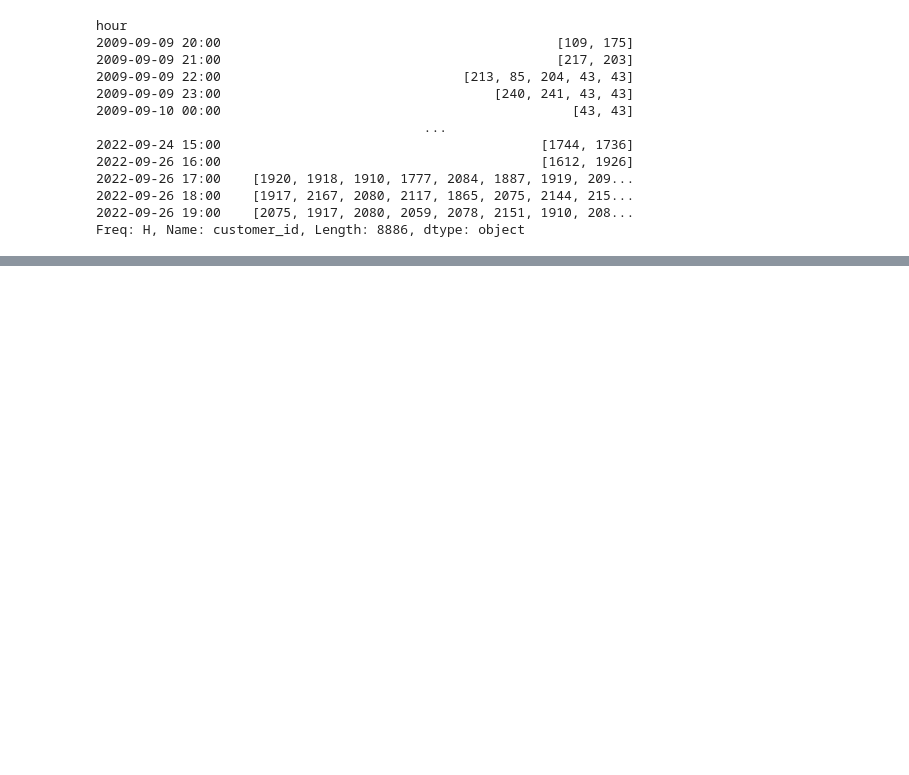
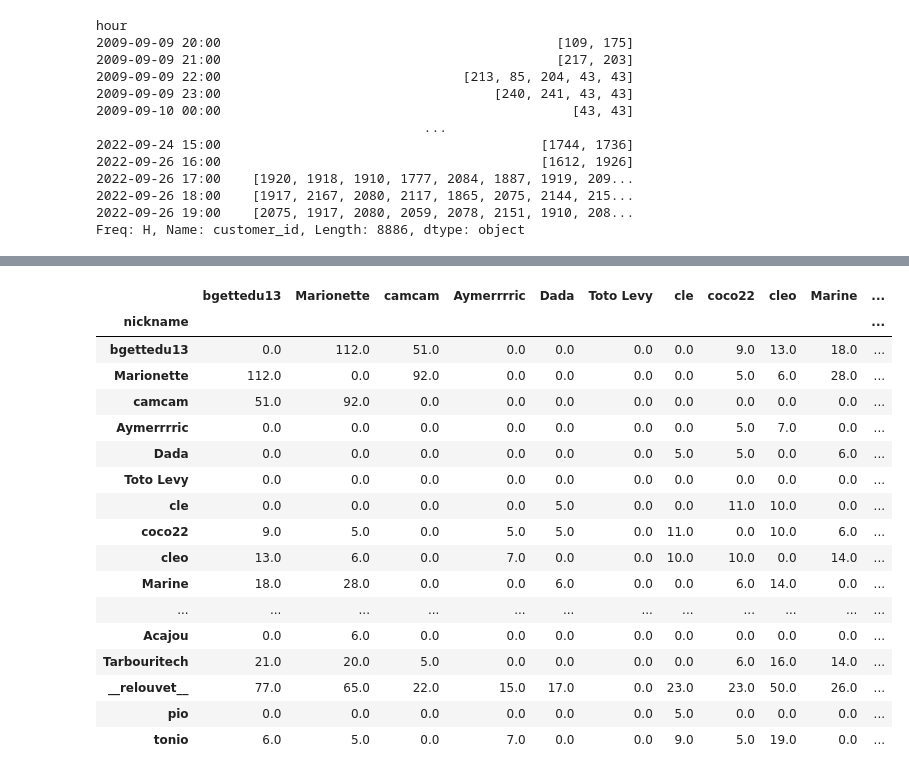
Before and after one commit to r-jaylet/babar_stats, a Jupyter notebook: analysis.ipynb, the cells around one changed output, grey strips where cells are left out. Drawn from its saved outputs; the diff is of its cells as text; code cells hidden in the pictures; blank space fills up the shorter version.

```diff
--- a/analysis.ipynb
+++ b/analysis.ipynb
@@ -195,0 +195,39 @@ Freq: H, Name: customer_id, Length: 8886, dtype: object
+# %%
+for period in list(df_beer_purchase_agg[df_beer_purchase_agg.str.len() > 1]):
+    for i in period:
+        period_minus = period.copy()
+        period_minus.remove(i)
+        for j in period_minus:
+            matrix[i,j] +=1
+np.fill_diagonal(matrix, 0)
+# %%
+m = pd.DataFrame(matrix)
+tmp = m.merge(df_customer['nickname'], left_index=True, right_index=True).set_index('nickname').T
+adj_matrix = tmp.merge(df_customer['nickname'], left_index=True, right_index=True).set_index('nickname')
+# %%
+# delete small connexions
+for i in range(5):
+    adj_matrix = adj_matrix.replace(i, 0)
+# %%
+lit_adj_matrix = adj_matrix.iloc[1650:1670,1650:1670]
+# %%
+lit_adj_matrix
+# %% [output]
+|  | bgettedu13 | Marionette | camcam | Aymerrrric | Dada | Toto Levy | cle | coco22 | cleo | Marine | ... |
+| nickname |  |  |  |  |  |  |  |  |  |  | ... |
+| bgettedu13 | 0.0 | 112.0 | 51.0 | 0.0 | 0.0 | 0.0 | 0.0 | 9.0 | 13.0 | 18.0 | ... |
+| Marionette | 112.0 | 0.0 | 92.0 | 0.0 | 0.0 | 0.0 | 0.0 | 5.0 | 6.0 | 28.0 | ... |
+| camcam | 51.0 | 92.0 | 0.0 | 0.0 | 0.0 | 0.0 | 0.0 | 0.0 | 0.0 | 0.0 | ... |
+| Aymerrrric | 0.0 | 0.0 | 0.0 | 0.0 | 0.0 | 0.0 | 0.0 | 5.0 | 7.0 | 0.0 | ... |
+| Dada | 0.0 | 0.0 | 0.0 | 0.0 | 0.0 | 0.0 | 5.0 | 5.0 | 0.0 | 6.0 | ... |
+| Toto Levy | 0.0 | 0.0 | 0.0 | 0.0 | 0.0 | 0.0 | 0.0 | 0.0 | 0.0 | 0.0 | ... |
+| cle | 0.0 | 0.0 | 0.0 | 0.0 | 5.0 | 0.0 | 0.0 | 11.0 | 10.0 | 0.0 | ... |
+| coco22 | 9.0 | 5.0 | 0.0 | 5.0 | 5.0 | 0.0 | 11.0 | 0.0 | 10.0 | 6.0 | ... |
+| cleo | 13.0 | 6.0 | 0.0 | 7.0 | 0.0 | 0.0 | 10.0 | 10.0 | 0.0 | 14.0 | ... |
+| Marine | 18.0 | 28.0 | 0.0 | 0.0 | 6.0 | 0.0 | 0.0 | 6.0 | 14.0 | 0.0 | ... |
+| ... | ... | ... | ... | ... | ... | ... | ... | ... | ... | ... | ... |
+| Acajou | 0.0 | 6.0 | 0.0 | 0.0 | 0.0 | 0.0 | 0.0 | 0.0 | 0.0 | 0.0 | ... |
+| Tarbouritech | 21.0 | 20.0 | 5.0 | 0.0 | 0.0 | 0.0 | 0.0 | 6.0 | 16.0 | 14.0 | ... |
+| __relouvet__ | 77.0 | 65.0 | 22.0 | 15.0 | 17.0 | 0.0 | 23.0 | 23.0 | 50.0 | 26.0 | ... |
+| pio | 0.0 | 0.0 | 0.0 | 0.0 | 0.0 | 0.0 | 5.0 | 0.0 | 0.0 | 0.0 | ... |
+| tonio | 6.0 | 5.0 | 0.0 | 7.0 | 0.0 | 0.0 | 9.0 | 5.0 | 19.0 | 0.0 | ... |
```
Also changed, not shown: parts of 5 cells of this notebook, 3 other files.
